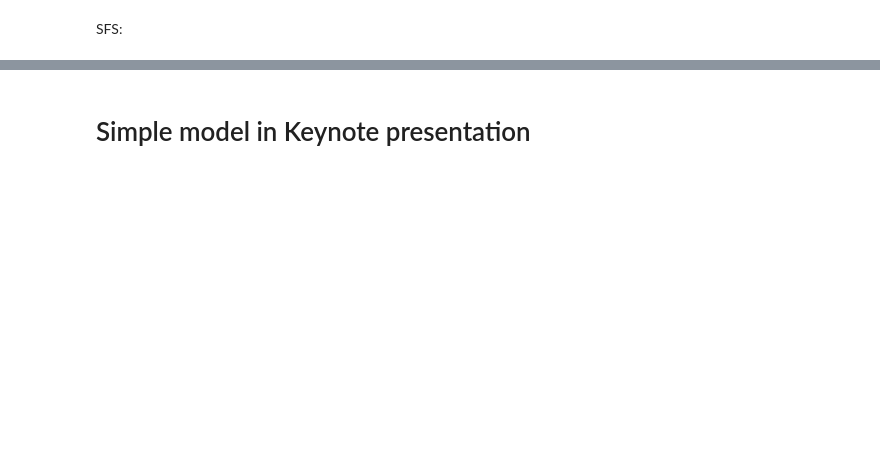
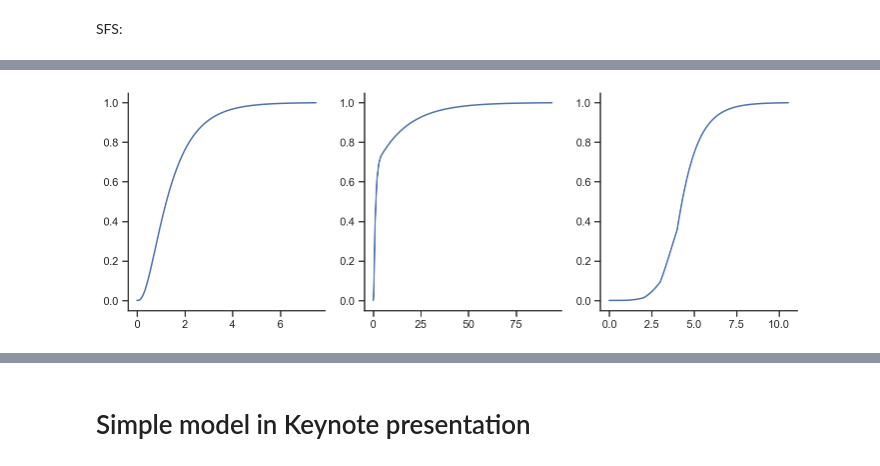
Before and after one commit to munch-group/phase-type-distributions, a Jupyter notebook: Notebooks/showcase.ipynb, the cells around one changed output, grey strips where cells are left out. Drawn from its saved outputs; the diff is of its cells as text; code cells hidden in the pictures; blank space fills up the shorter version.

```diff
--- a/Notebooks/showcase.ipynb
+++ b/Notebooks/showcase.ipynb
@@ -196,0 +369,8 @@ covariance(graph, singletons, tripletons)
+# %%
+%%R -o states -o ipv -o sim
+
+graph_update_weights_parameterized(graph, c(1))
+
+states <- t(sapply(1:vertices_length(graph), function(index) vertex_at(graph, index)$state ))
+ipv <- graph_as_matrix(graph)$IPV
+sim <- graph_as_matrix(graph)$SIM
@@ -196,0 +388,38 @@ covariance(graph, singletons, tripletons)
+# %%
+%%R -o cdf1 -o cdf2 -o cdf3
+
+cdf_timeinhom <- function(graph, eqopues, sizes) {
+
+    tmrca_pdf <- c()
+    time <- c()
+
+    ctx <- distribution_context(graph, 1000)
+    prev_size <- 0
+    while (distribution_context_state(ctx)$cdf < 0.999) {
+        tmrca_pdf[[(length(tmrca_pdf) + 1)]] <- distribution_context_state(ctx)$cdf
+        time[[(length(time) + 1)]] <- distribution_context_state(ctx)$time
+
+        size <- sizes[findInterval(distribution_context_state(ctx)$time, epoques)]
+        if (size != prev_size) {
+            graph_update_weights_parameterized(graph, c(1/size))
+        }
+        prev_size <- size
+        distribution_context_step(ctx)
+    }
+
+    return(data.frame(prob = unlist(tmrca_pdf), t=unlist(time)))
+
+}
+
+epoques = c(0, 1, 2, 3, 4)
+cdf1 <- cdf_timeinhom(graph, epoques, c(1, 1, 1, 1, 1))
+cdf2 <- cdf_timeinhom(graph, epoques, c(1, 2, 4, 8, 16))
+cdf3 <- cdf_timeinhom(graph, epoques, c(16, 8, 4, 2, 1))
+# %%
+fig, axes = plt.subplots(1, 3, figsize=(12, 4))
+axes[0].plot(cdf1.t, cdf1.prob)
+axes[1].plot(cdf2.t, cdf2.prob)
+axes[2].plot(cdf3.t, cdf3.prob)
+sns.despine()
+# %% [output]
+[figure, added]
```
Also changed, not shown: parts of 122 cells of this notebook.
